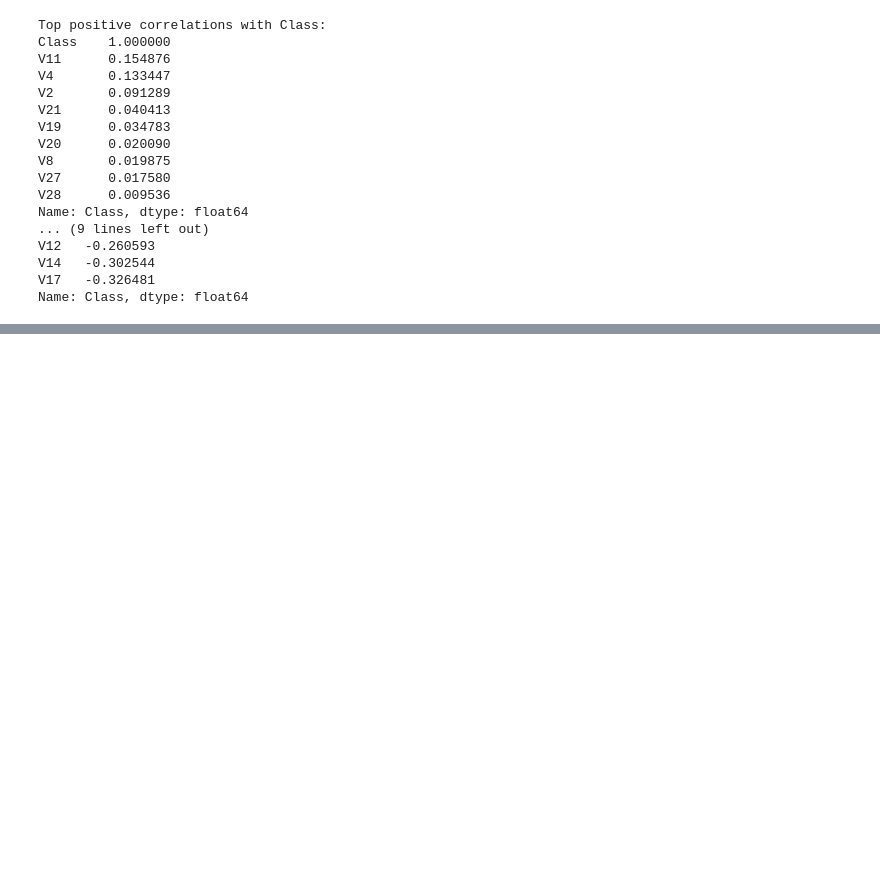
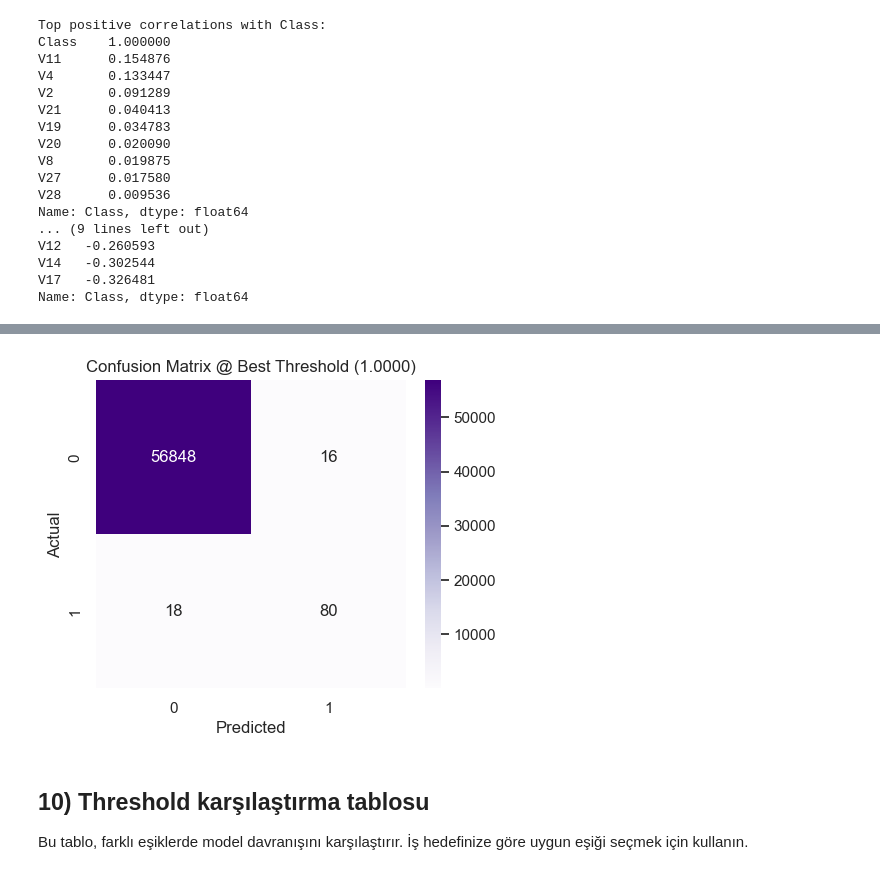
Before and after one commit to dogukaneroglu/Credit-Card-Fraud-Detection, a Jupyter notebook: notebooks/01_eda_template.ipynb, the cells around one changed output, grey strips where cells are left out. Cells and saved outputs as stored; diff of their text form; code cells hidden in the pictures; blank space fills up the shorter version.

```diff
--- a/notebooks/01_eda_template.ipynb
+++ b/notebooks/01_eda_template.ipynb
@@ -232,0 +430,28 @@ Sonraki adım (M2): Stratified train/test split + baseline Logistic Regression +
+# %%
+from sklearn.metrics import precision_recall_curve, confusion_matrix
+
+# PR_AUC'e göre seçilen en iyi modelin olasılıkları
+best_proba = predictions[best_model_name]["y_proba"]
+
+precision, recall, thresholds = precision_recall_curve(y_test, best_proba)
+
+# thresholds uzunluğu precision/recall'dan 1 eksiktir
+f1_scores = 2 * (precision[:-1] * recall[:-1]) / (precision[:-1] + recall[:-1] + 1e-12)
+best_idx = f1_scores.argmax()
+best_threshold = thresholds[best_idx]
+best_f1 = f1_scores[best_idx]
+best_precision = precision[:-1][best_idx]
+best_recall = recall[:-1][best_idx]
+
+print(f"Best model: {best_model_name}")
+print(f"Best threshold (max F1): {best_threshold:.6f}")
+print("Best threshold raw value:", repr(float(best_threshold)))
+print(f"Precision @ best threshold: {best_precision:.6f}")
+print(f"Recall @ best threshold: {best_recall:.6f}")
+print(f"F1 @ best threshold: {best_f1:.6f}")
+
+# Yeni eşik ile tahmin
+y_pred_opt = (best_proba >= best_threshold).astype(int)
+cm_opt = confusion_matrix(y_test, y_pred_opt)
+print("\nConfusion matrix @ best threshold:")
+print(cm_opt)
@@ -232,0 +469,13 @@ Sonraki adım (M2): Stratified train/test split + baseline Logistic Regression +
+# %%
+plt.figure(figsize=(5, 4))
+sns.heatmap(cm_opt, annot=True, fmt="d", cmap="Purples")
+plt.title(f"Confusion Matrix @ Best Threshold ({best_threshold:.4f})")
+plt.xlabel("Predicted")
+plt.ylabel("Actual")
+plt.show()
+# %% [output]
+[figure, added]
+# %% [markdown]
+## 10) Threshold karşılaştırma tablosu
+
+Bu tablo, farklı eşiklerde model davranışını karşılaştırır. İş hedefinize göre uygun eşiği seçmek için kullanın.
```
Also changed, not shown: parts of 14 cells of this notebook.
